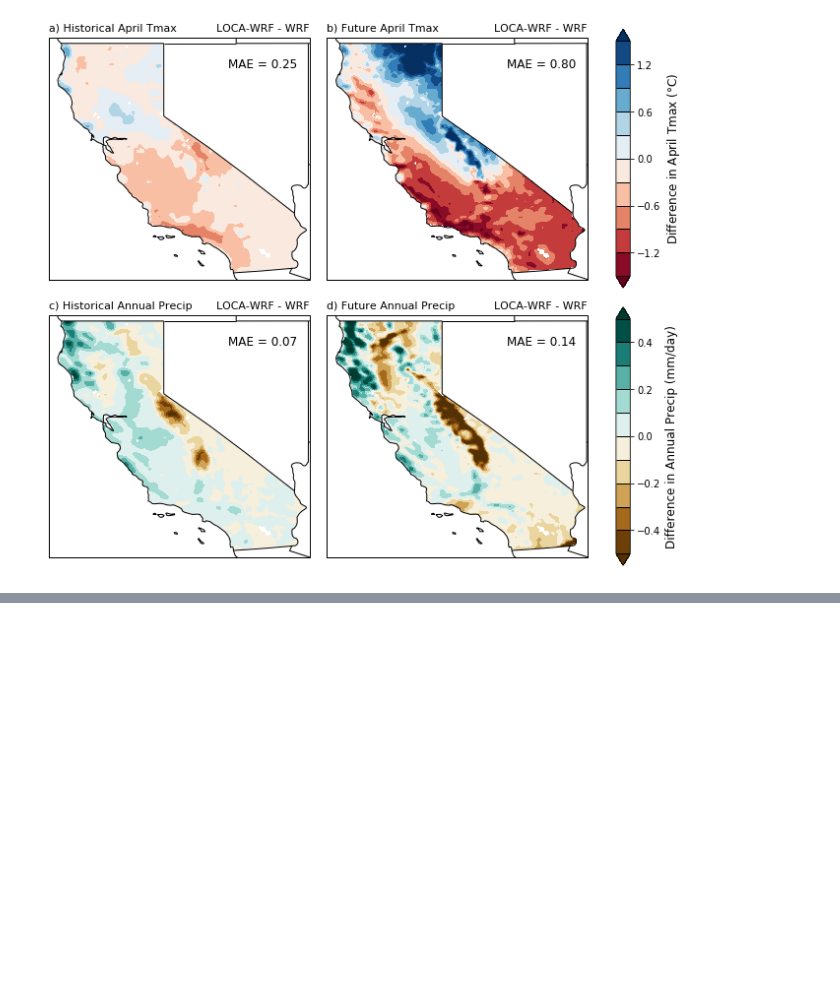
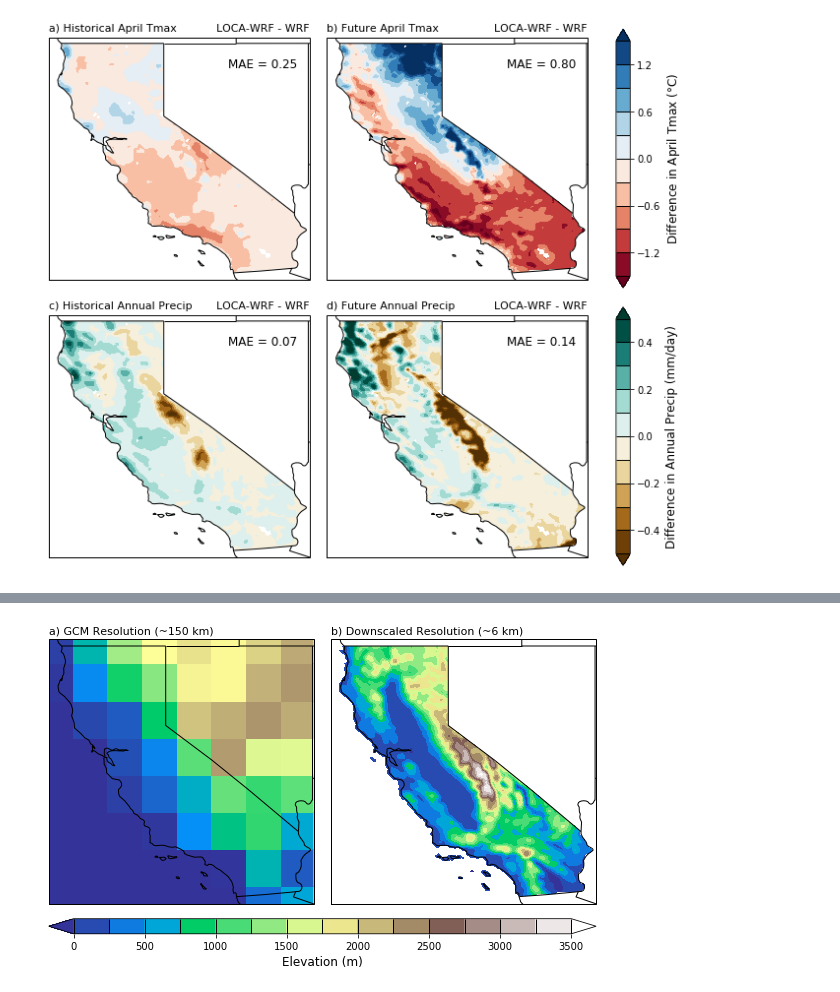
Before and after one commit to neil-berg/doe-downscaling, a Jupyter notebook: paper-figures.ipynb, the cells around one changed output, grey strips where cells are left out. Drawn from its saved outputs; the diff is of its cells as text; code cells hidden in the pictures; blank space fills up the shorter version.

Commit message:
Supp Figure 1

```diff
--- a/paper-figures.ipynb
+++ b/paper-figures.ipynb
@@ -948,0 +953,73 @@ plt.savefig('/Users/nberg/projects/doe/figures/Figure4.jpeg', dpi=300, bbox_inch
+# %%
+inv_dir = '/Users/nberg/projects/doe/data/invariant/'
+data_dir = '/Users/nberg/projects/doe/data/processed/'
+dest_dir = '/Users/nberg/projects/doe/figures/'
+
+# # Same grid CA mask
+mask_nc = netCDF4.Dataset(inv_dir+'same_grid_CA_mask.nc')
+ca_mask = mask_nc.variables['landmask'][:,:]
+mask_nc.close()
+
+# Regridded WRF d02 topography (same resolution as LOCA-WRF and LOCA-Livneh)
+wrf_inv_nc = netCDF4.Dataset(inv_dir+'invariant_d02_same_grid.nc')
+wrf_hgt = wrf_inv_nc.variables['HGT'][0,:,:]
+wrf_lat = wrf_inv_nc.variables['lat'][:]
+wrf_lon = wrf_inv_nc.variables['lon'][:]
+wrf_inv_nc.close()
+
+# Retain only CA grid cells
+wrf_hgt_ca = np.ma.masked_where(ca_mask == 0, wrf_hgt)
+
+# Raw GCM (CNRM-CM5) topography
+gcm_inv_nc = xr.open_dataset(inv_dir+'orog_fx_CNRM-CM5_historical_r0i0p0.nc')
+gcm_hgt = gcm_inv_nc.variables['orog'][:,:]
+gcm_lon = gcm_inv_nc['lon']
+gcm_lat = gcm_inv_nc['lat']
+
+# Figure ---
+plot_ticks = np.linspace(0,3500,15)
+
+fig = plt.figure(figsize=(8,6))
+
+# Raw GCM
+ax1 = fig.add_subplot(1, 2, 1, projection=ccrs.PlateCarree())
+ax1.coastlines('50m')
+ax1.set_title('a) GCM Resolution (~150 km)', loc='left', fontsize=11)
+ax1.add_feature(states_provinces, edgecolor='black')
+ax1.add_feature(cfeature.BORDERS)
+ax1.set_extent([235.25,246,32.25,42.25])
+plot1 = ax1.pcolormesh(gcm_lon, gcm_lat, gcm_hgt, transform=ccrs.PlateCarree(),
+                       cmap='terrain', vmin=0, vmax=3000)
+# Obtain the x and y limits to create a sqaure plot
+x0,x1 = ax1.get_xlim()
+y0,y1 = ax1.get_ylim()
+ax1.set_aspect(abs(x1-x0)/abs(y1-y0))
+
+# WRF
+ax2 = fig.add_subplot(1, 2, 2, projection=ccrs.PlateCarree())
+ax2.coastlines('50m')
+ax2.set_title('b) Downscaled Resolution (~6 km)', loc='left', fontsize=11)
+ax2.add_feature(states_provinces, edgecolor='black')
+ax2.add_feature(cfeature.BORDERS)
+ax2.set_extent([235.25,246,32.25,42.25])
+plot2 = ax2.contourf(wrf_lon, wrf_lat, wrf_hgt_ca, plot_ticks,
+                     transform=ccrs.PlateCarree(), cmap='terrain', extend='both')
+ax2.set_aspect(abs(x1-x0)/abs(y1-y0))
+
+fig.tight_layout()
+
+# Obtain axes coordinates for each subplot for colorbar positioning
+ax1_pos = ax1.get_position() # details on ax1_pos.x0, .y0, .x1, .y1, .height .width
+ax2_pos = ax2.get_position()
+
+# Colorbar for all panels
+cbar_height = 0.035
+cbar_ax = fig.add_axes([ax1_pos.x0, ax1_pos.y0+0.1, ax2_pos.x1-ax1_pos.x0, cbar_height]) # bottom left corner x,y, and width, height
+cbar = plt.colorbar(plot2, cax=cbar_ax, orientation='horizontal', drawedges=True, extend='both')
+cbar.dividers.set_edgecolor('black')
+cbar.dividers.set_linewidth(1)
+cbar.set_label('Elevation (m)', fontsize=12)
+
+plt.savefig('/Users/nberg/projects/doe/figures/FigureS1.jpeg', dpi=300, bbox_inches='tight')
+# %% [output]
+[figure, added]
```
Also changed, not shown: parts of 1 cell of this notebook.
